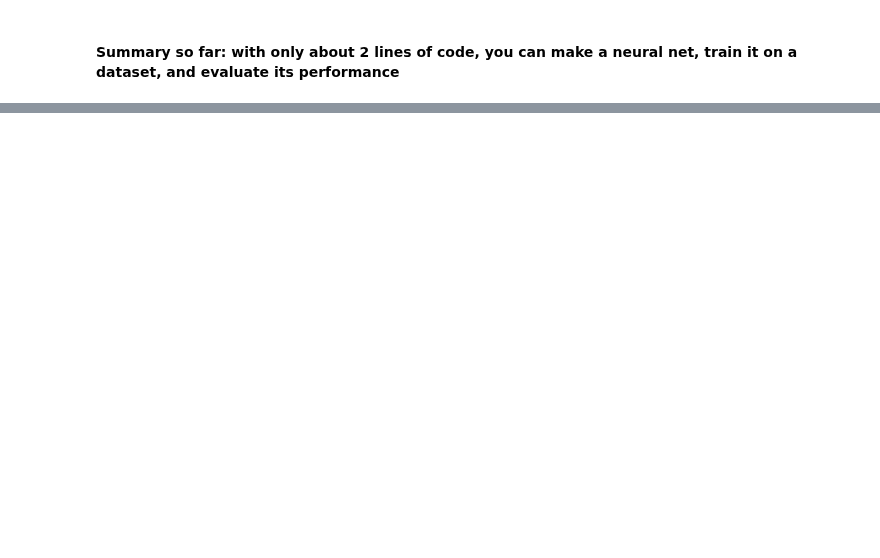
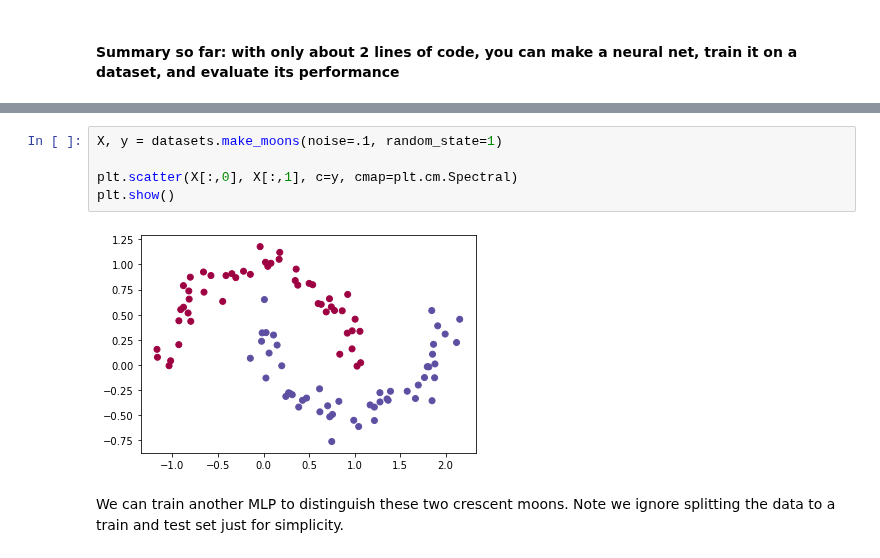
Before and after one commit to oercompbiomed/CBM101, a Jupyter notebook: H_Neural_Networks/2_Feed_Forward_Neural_Networks.ipynb, the cells around one changed output, grey strips where cells are left out. Cells and saved outputs as stored; diff of their text form; blank space fills up the shorter version.

```diff
--- a/H_Neural_Networks/2_Feed_Forward_Neural_Networks.ipynb
+++ b/H_Neural_Networks/2_Feed_Forward_Neural_Networks.ipynb
@@ -105,0 +108,9 @@ As you can see, the train accuracy is overly optimistic, with a perfect predicti
+# %%
+X, y = datasets.make_moons(noise=.1, random_state=1)
+
+plt.scatter(X[:,0], X[:,1], c=y, cmap=plt.cm.Spectral)
+plt.show()
+# %% [output]
+[figure, added]
+# %% [markdown]
+We can train another MLP to distinguish these two crescent moons. Note we ignore splitting the data to a train and test set just for simplicity.
```
Also changed, not shown: parts of 16 cells of this notebook.
